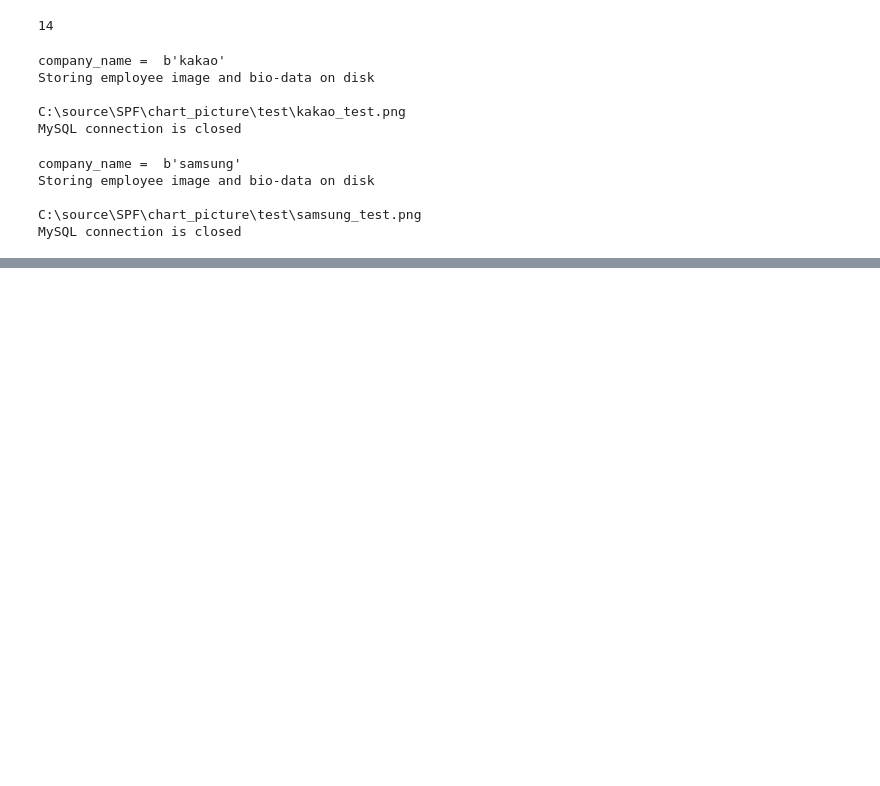
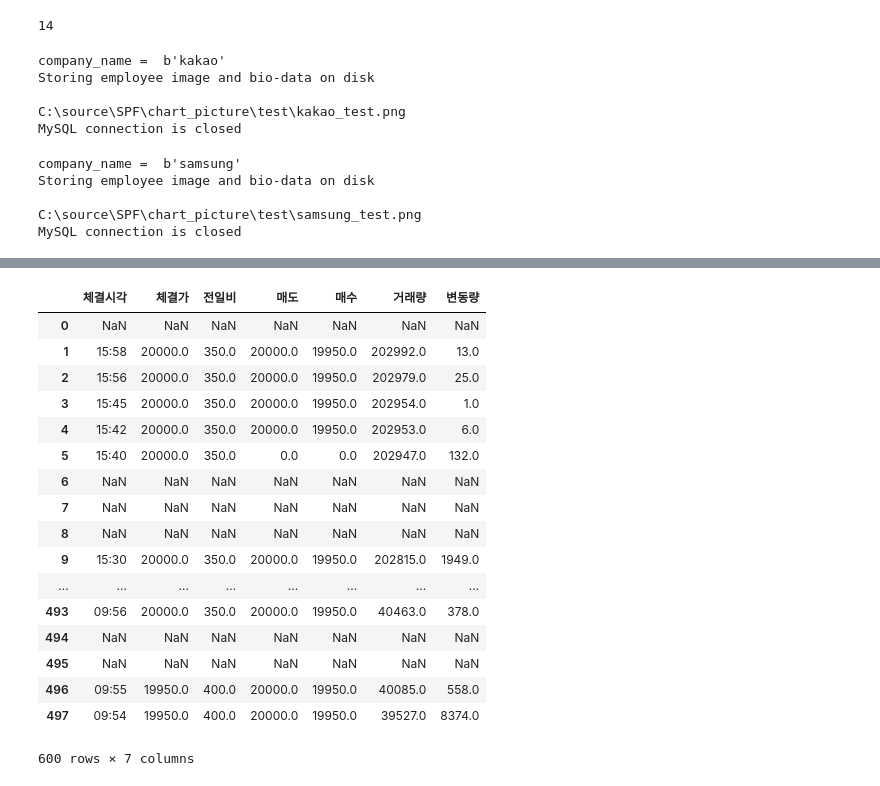
Before and after one commit to geniuses777/SPF, a Jupyter notebook: 정혜수/SPF/DBTest.ipynb, the cells around one changed output, grey strips where cells are left out. Saved outputs shown, nothing was run; the diff lists cells and outputs as text; code cells hidden in the pictures; blank space fills up the shorter version.

```diff
--- a/정혜수/SPF/DBTest.ipynb
+++ b/정혜수/SPF/DBTest.ipynb
@@ -163,0 +262,28 @@ MySQL connection is closed
+# %%
+import pandas as pd
+import matplotlib.pyplot as plt
+url='http://finance.naver.com/item/sise_time.nhn?code=272450&thistime=2019052216'
+df=pd.DataFrame()
+for page in range(1, 41):
+    pg_url = '{url}&page={page}'.format(url=url, page=page)
+    df = df.append(pd.read_html(pg_url, header=0)[0], ignore_index=True)
+df
+# %% [output]
+|  | 체결시각 | 체결가 | 전일비 | 매도 | 매수 | 거래량 | 변동량 |
+| 0 | NaN | NaN | NaN | NaN | NaN | NaN | NaN |
+| 1 | 15:58 | 20000.0 | 350.0 | 20000.0 | 19950.0 | 202992.0 | 13.0 |
+| 2 | 15:56 | 20000.0 | 350.0 | 20000.0 | 19950.0 | 202979.0 | 25.0 |
+| 3 | 15:45 | 20000.0 | 350.0 | 20000.0 | 19950.0 | 202954.0 | 1.0 |
+| 4 | 15:42 | 20000.0 | 350.0 | 20000.0 | 19950.0 | 202953.0 | 6.0 |
+| 5 | 15:40 | 20000.0 | 350.0 | 0.0 | 0.0 | 202947.0 | 132.0 |
+| 6 | NaN | NaN | NaN | NaN | NaN | NaN | NaN |
+| 7 | NaN | NaN | NaN | NaN | NaN | NaN | NaN |
+| 8 | NaN | NaN | NaN | NaN | NaN | NaN | NaN |
+| 9 | 15:30 | 20000.0 | 350.0 | 20000.0 | 19950.0 | 202815.0 | 1949.0 |
+| ... | ... | ... | ... | ... | ... | ... | ... |
+| 493 | 09:56 | 20000.0 | 350.0 | 20000.0 | 19950.0 | 40463.0 | 378.0 |
+| 494 | NaN | NaN | NaN | NaN | NaN | NaN | NaN |
+| 495 | NaN | NaN | NaN | NaN | NaN | NaN | NaN |
+| 496 | 09:55 | 19950.0 | 400.0 | 20000.0 | 19950.0 | 40085.0 | 558.0 |
+| 497 | 09:54 | 19950.0 | 400.0 | 20000.0 | 19950.0 | 39527.0 | 8374.0 |
+600 rows × 7 columns
```
Also changed, not shown: parts of 3 cells of this notebook, 38 other files.
